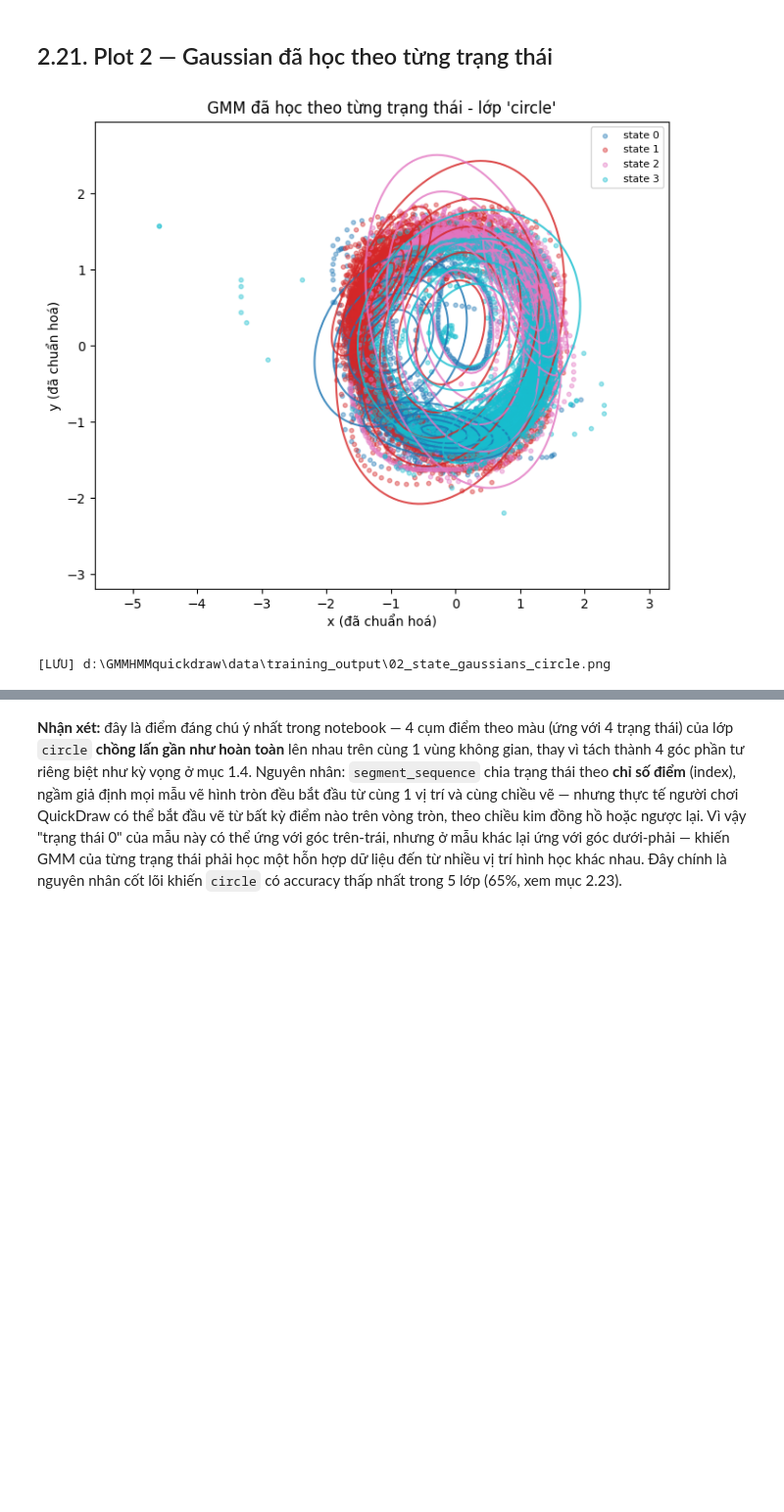
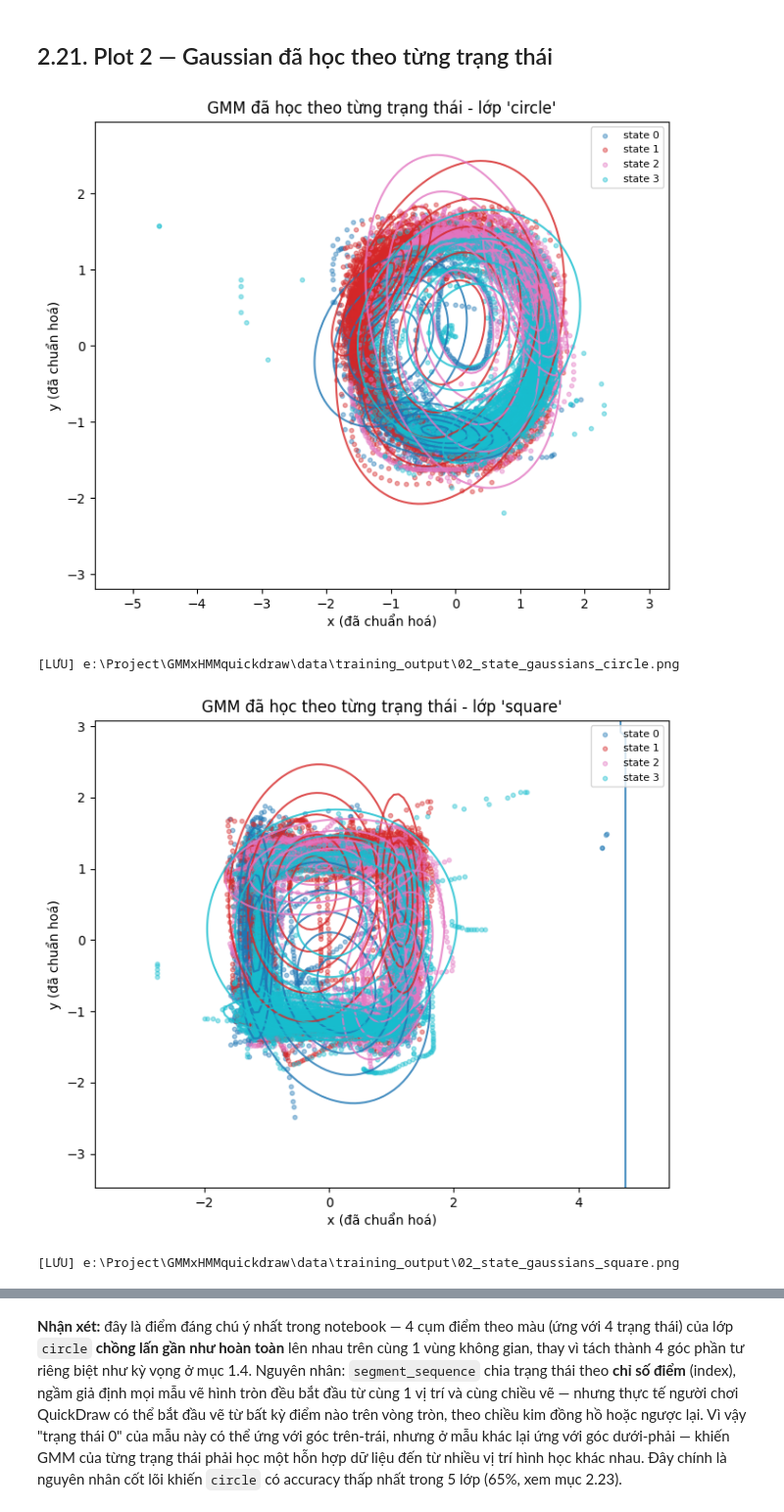
Before and after one commit to d3r4nk/GMMxHMMquickdraw, a Jupyter notebook: GMM_HMM_QuickDraw.ipynb, the cells around one changed output, grey strips where cells are left out. Shown at 98% size. Cells and saved outputs as stored; diff of their text form; code cells hidden in the pictures; blank space fills up the shorter version.

```diff
--- a/GMM_HMM_QuickDraw.ipynb
+++ b/GMM_HMM_QuickDraw.ipynb
@@ -691,6 +715,12 @@ plot_em_convergence(models, OUTPUT_DIR)
 ## 2.21. Plot 2 — Gaussian đã học theo từng trạng thái
 # %%
 plot_state_gaussians(models[CATEGORIES[0]], OUTPUT_DIR)  # minh hoạ lớp đầu tiên
+plot_state_gaussians(models[CATEGORIES[1]], OUTPUT_DIR)  # minh hoạ lớp đầu tiên
+plot_state_gaussians(models[CATEGORIES[2]], OUTPUT_DIR)  # minh hoạ lớp đầu tiên
+plot_state_gaussians(models[CATEGORIES[3]], OUTPUT_DIR)  # minh hoạ lớp đầu tiên
+plot_state_gaussians(models[CATEGORIES[4]], OUTPUT_DIR)  # minh hoạ lớp đầu tiên
 # %% [output]
 [figure]
-[LƯU] d:\GMMHMMquickdraw\data\training_output\02_state_gaussians_circle.png
+[LƯU] e:\Project\GMMxHMMquickdraw\data\training_output\02_state_gaussians_circle.png
+[figure, added]
+[LƯU] e:\Project\GMMxHMMquickdraw\data\training_output\02_state_gaussians_square.png
```
Also changed, not shown: parts of 17 cells of this notebook, 3 other files.
